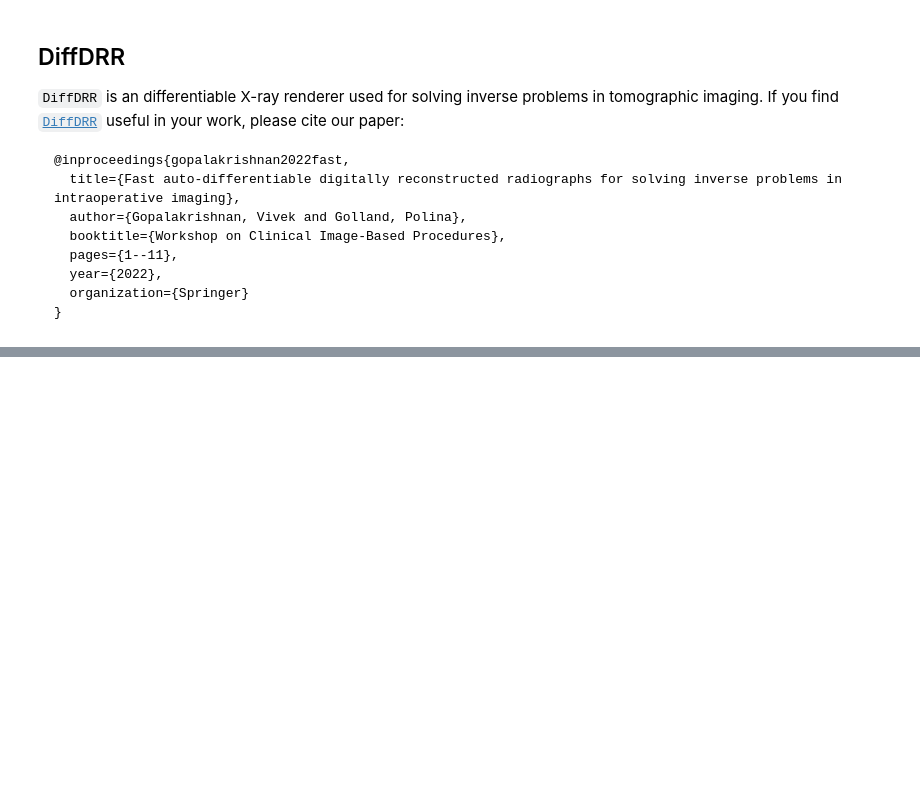
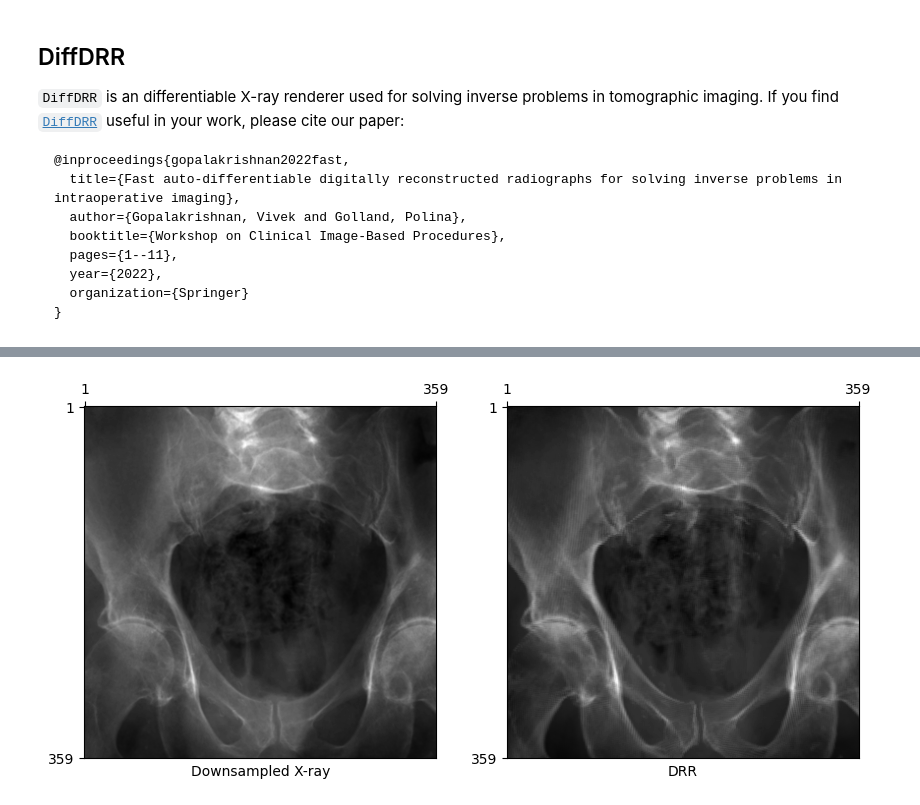
Before and after one commit to eigenvivek/DiffDRR-Datasets, a Jupyter notebook: notebooks/index.ipynb, the cells around one changed output, grey strips where cells are left out. Cells and saved outputs as stored; diff of their text form; code cells hidden in the pictures; blank space fills up the shorter version.

```diff
--- a/notebooks/index.ipynb
+++ b/notebooks/index.ipynb
@@ -59,0 +60,32 @@ If you use any of these datasets, please cite the original papers.
+# %%
+#| eval: false
+import matplotlib.pyplot as plt
+import torch
+from diffdrr.drr import DRR
+from diffdrr.visualization import plot_drr
+
+from diffdrrdata.deepfluoro import DeepFluoroDataset, Transforms
+
+# Load a subject from the DeepFluoroDataset
+deepfluoro = DeepFluoroDataset(id_number=1, bone_attenuation_multiplier=2.5)
+
+# Initialize the DRR module
+subsample = 4
+drr = DRR(
+    deepfluoro.subject,
+    deepfluoro.focal_len,
+    deepfluoro.height // subsample,
+    deepfluoro.delx * subsample,
+    x0=deepfluoro.x0,
+    y0=deepfluoro.y0,
+)
+transform = Transforms(deepfluoro.height // subsample)
+
+# Render a DRR from the ground truth camera pose
+gt, pose = deepfluoro[0]
+img = drr(pose)
+gt, img = transform(gt), transform(img)
+plot_drr(torch.concat([gt, img]), title=["Downsampled X-ray", "DRR"])
+plt.show()
+# %% [output]
+[figure, added]
```
Also changed, not shown: parts of 5 cells of this notebook, 13 other files.
